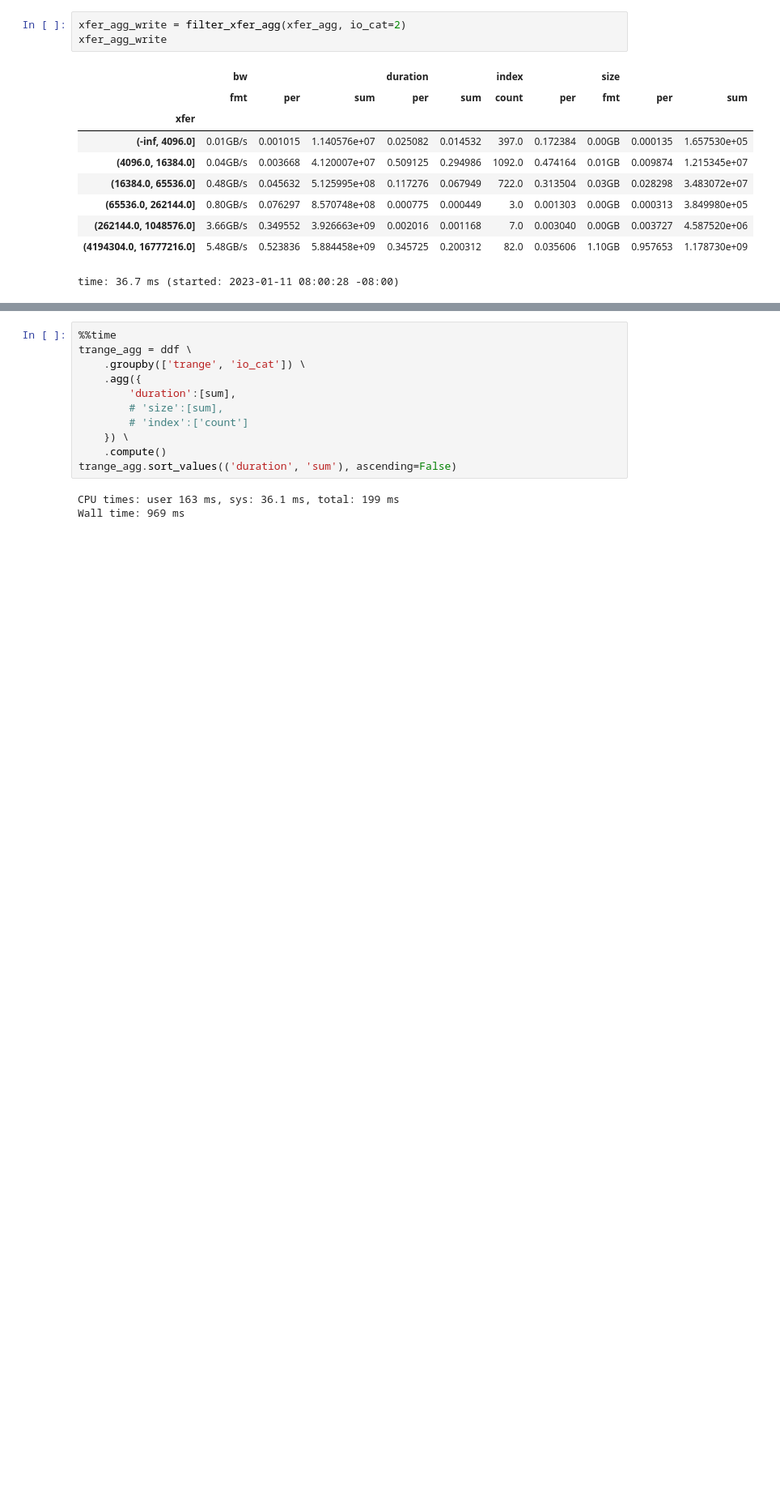
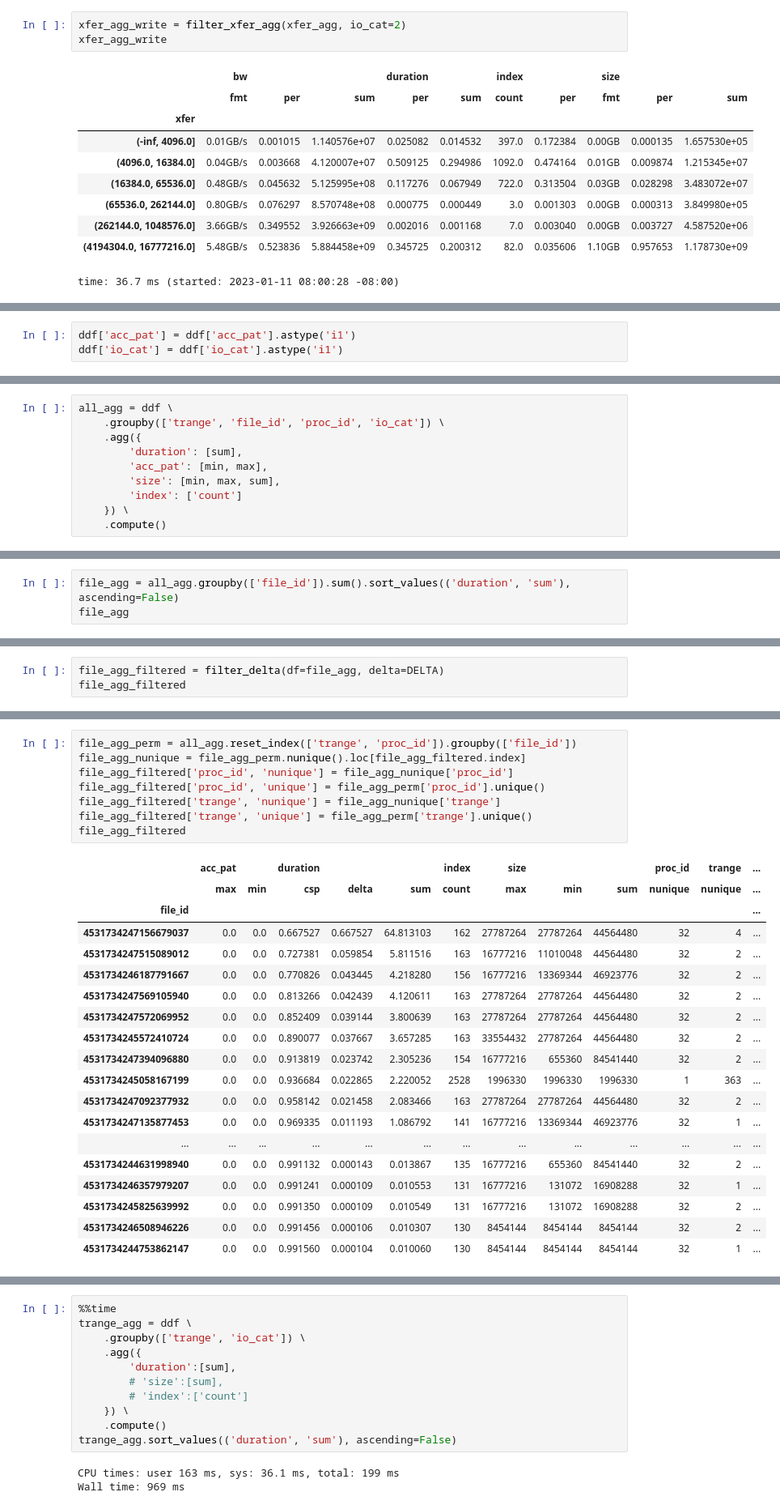
Before and after one commit to izzet/wisio, a Jupyter notebook: notebooks/playground-cm1.ipynb, the cells around one changed output, grey strips where cells are left out. Shown: that part at 81% size. Saved outputs shown, nothing was run; the diff lists cells and outputs as text; blank space fills up the shorter version.

```diff
--- a/notebooks/playground-cm1.ipynb
+++ b/notebooks/playground-cm1.ipynb
@@ -517,0 +535,3 @@ time: 18.2 ms (started: 2023-01-11 08:08:03 -08:00)
+# %%
+ddf['acc_pat'] = ddf['acc_pat'].astype('i1')
+ddf['io_cat'] = ddf['io_cat'].astype('i1')
@@ -517,0 +540,10 @@ time: 18.2 ms (started: 2023-01-11 08:08:03 -08:00)
+# %%
+all_agg = ddf \
+    .groupby(['trange', 'file_id', 'proc_id', 'io_cat']) \
+    .agg({
+        'duration': [sum],
+        'acc_pat': [min, max],
+        'size': [min, max, sum],
+        'index': ['count']
+    }) \
+    .compute()
@@ -517,0 +774,3 @@ time: 18.2 ms (started: 2023-01-11 08:08:03 -08:00)
+# %%
+file_agg = all_agg.groupby(['file_id']).sum().sort_values(('duration', 'sum'), ascending=False)
+file_agg
@@ -517,0 +794,3 @@ time: 18.2 ms (started: 2023-01-11 08:08:03 -08:00)
+# %%
+file_agg_filtered = filter_delta(df=file_agg, delta=DELTA)
+file_agg_filtered
@@ -517,0 +818,28 @@ time: 18.2 ms (started: 2023-01-11 08:08:03 -08:00)
+# %%
+file_agg_perm = all_agg.reset_index(['trange', 'proc_id']).groupby(['file_id'])
+file_agg_nunique = file_agg_perm.nunique().loc[file_agg_filtered.index]
+file_agg_filtered['proc_id', 'nunique'] = file_agg_nunique['proc_id']
+file_agg_filtered['proc_id', 'unique'] = file_agg_perm['proc_id'].unique()
+file_agg_filtered['trange', 'nunique'] = file_agg_nunique['trange']
+file_agg_filtered['trange', 'unique'] = file_agg_perm['trange'].unique()
+file_agg_filtered
+# %% [output]
+|  | acc_pat |  | duration |  |  | index | size |  |  | proc_id | trange | ... |
+|  | max | min | csp | delta | sum | count | max | min | sum | nunique | nunique | ... |
+| file_id |  |  |  |  |  |  |  |  |  |  |  | ... |
+| 4531734247156679037 | 0.0 | 0.0 | 0.667527 | 0.667527 | 64.813103 | 162 | 27787264 | 27787264 | 44564480 | 32 | 4 | ... |
+| 4531734247515089012 | 0.0 | 0.0 | 0.727381 | 0.059854 | 5.811516 | 163 | 16777216 | 11010048 | 44564480 | 32 | 2 | ... |
+| 4531734246187791667 | 0.0 | 0.0 | 0.770826 | 0.043445 | 4.218280 | 156 | 16777216 | 13369344 | 46923776 | 32 | 2 | ... |
+| 4531734247569105940 | 0.0 | 0.0 | 0.813266 | 0.042439 | 4.120611 | 163 | 27787264 | 27787264 | 44564480 | 32 | 2 | ... |
+| 4531734247572069952 | 0.0 | 0.0 | 0.852409 | 0.039144 | 3.800639 | 163 | 27787264 | 27787264 | 44564480 | 32 | 2 | ... |
+| 4531734245572410724 | 0.0 | 0.0 | 0.890077 | 0.037667 | 3.657285 | 163 | 33554432 | 27787264 | 44564480 | 32 | 2 | ... |
+| 4531734247394096880 | 0.0 | 0.0 | 0.913819 | 0.023742 | 2.305236 | 154 | 16777216 | 655360 | 84541440 | 32 | 2 | ... |
+| 4531734245058167199 | 0.0 | 0.0 | 0.936684 | 0.022865 | 2.220052 | 2528 | 1996330 | 1996330 | 1996330 | 1 | 363 | ... |
+| 4531734247092377932 | 0.0 | 0.0 | 0.958142 | 0.021458 | 2.083466 | 163 | 27787264 | 27787264 | 44564480 | 32 | 2 | ... |
+| 4531734247135877453 | 0.0 | 0.0 | 0.969335 | 0.011193 | 1.086792 | 141 | 16777216 | 13369344 | 46923776 | 32 | 1 | ... |
+| ... | ... | ... | ... | ... | ... | ... | ... | ... | ... | ... | ... | ... |
+| 4531734244631998940 | 0.0 | 0.0 | 0.991132 | 0.000143 | 0.013867 | 135 | 16777216 | 655360 | 84541440 | 32 | 2 | ... |
+| 4531734246357979207 | 0.0 | 0.0 | 0.991241 | 0.000109 | 0.010553 | 131 | 16777216 | 131072 | 16908288 | 32 | 1 | ... |
+| 4531734245825639992 | 0.0 | 0.0 | 0.991350 | 0.000109 | 0.010549 | 131 | 16777216 | 131072 | 16908288 | 32 | 2 | ... |
+| 4531734246508946226 | 0.0 | 0.0 | 0.991456 | 0.000106 | 0.010307 | 130 | 8454144 | 8454144 | 8454144 | 32 | 2 | ... |
+| 4531734244753862147 | 0.0 | 0.0 | 0.991560 | 0.000104 | 0.010060 | 130 | 8454144 | 8454144 | 8454144 | 32 | 1 | ... |
```
Also changed, not shown: parts of 35 cells of this notebook, 10 other files.
